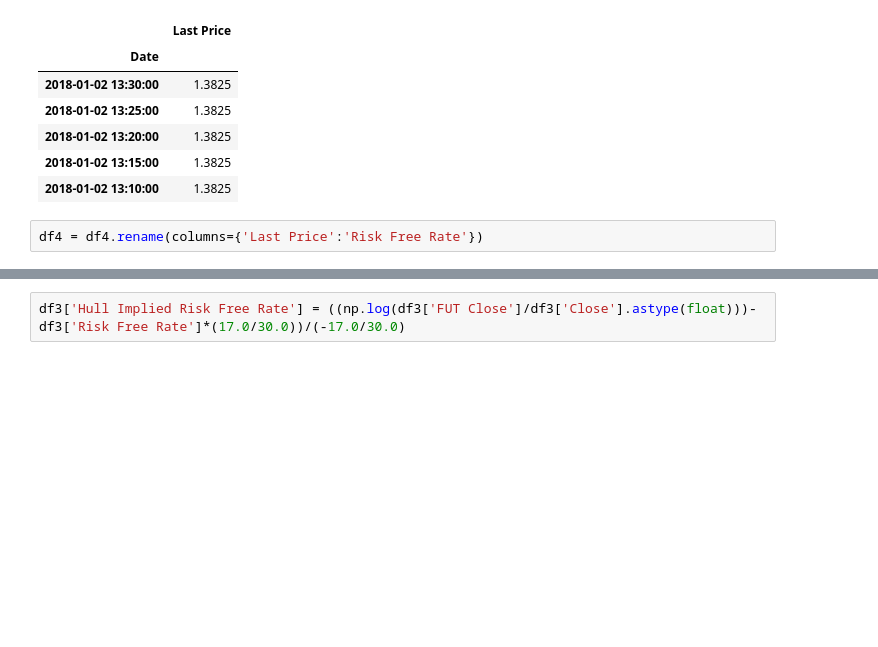
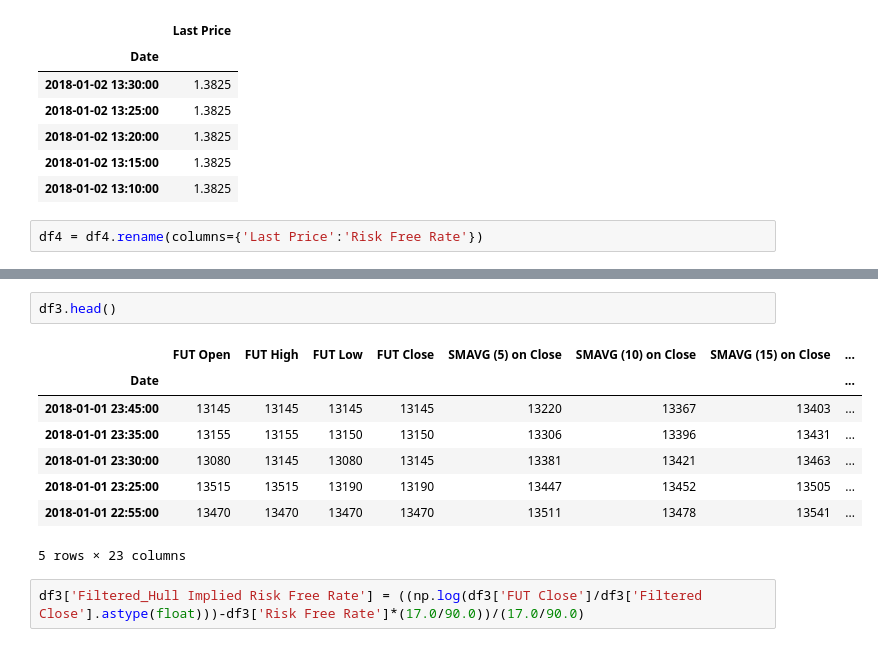
Before and after one commit to sambouiss/BTC-PROJECT, a Jupyter notebook: BTC PROJECT.ipynb, the cells around one changed output, grey strips where cells are left out. Cells and saved outputs as stored; diff of their text form; blank space fills up the shorter version.

```diff
--- a/BTC PROJECT.ipynb
+++ b/BTC PROJECT.ipynb
@@ -87,2 +137,13 @@ df3['Implied Risk Free Rate'] = (1+df3['Risk Free Rate'])*(df3['Close'].astype(f
+# %%
+df3.head()
+# %% [output]
+|  | FUT Open | FUT High | FUT Low | FUT Close | SMAVG (5) on Close | SMAVG (10) on Close | SMAVG (15) on Close | ... |
+| Date |  |  |  |  |  |  |  | ... |
+| 2018-01-01 23:45:00 | 13145 | 13145 | 13145 | 13145 | 13220 | 13367 | 13403 | ... |
+| 2018-01-01 23:35:00 | 13155 | 13155 | 13150 | 13150 | 13306 | 13396 | 13431 | ... |
+| 2018-01-01 23:30:00 | 13080 | 13145 | 13080 | 13145 | 13381 | 13421 | 13463 | ... |
+| 2018-01-01 23:25:00 | 13515 | 13515 | 13190 | 13190 | 13447 | 13452 | 13505 | ... |
+| 2018-01-01 22:55:00 | 13470 | 13470 | 13470 | 13470 | 13511 | 13478 | 13541 | ... |
+5 rows × 23 columns
 # %%
-df3['Hull Implied Risk Free Rate'] = ((np.log(df3['FUT Close']/df3['Close'].astype(float)))-df3['Risk Free Rate']*(17.0/30.0))/(-17.0/30.0)
+df3['Filtered_Hull Implied Risk Free Rate'] = ((np.log(df3['FUT Close']/df3['Filtered Close'].astype(float)))-df3['Risk Free Rate']*(17.0/90.0))/(17.0/90.0)
```
Also changed, not shown: parts of 19 cells of this notebook.
